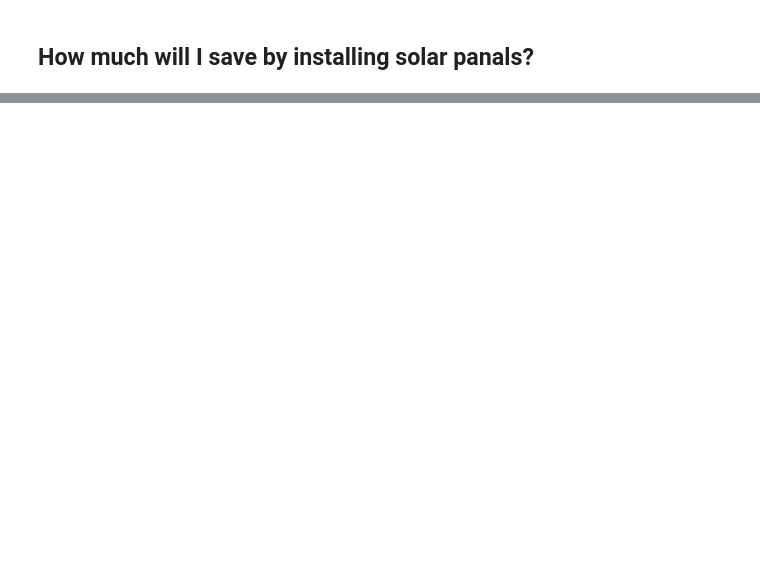
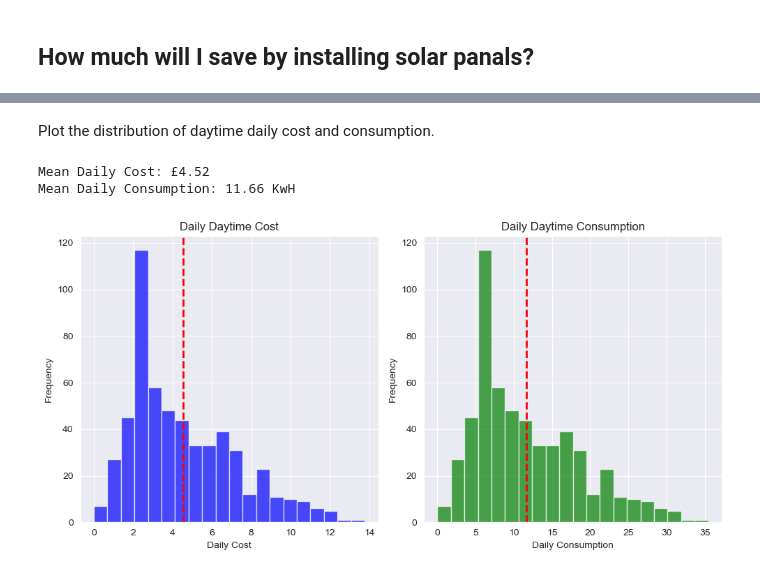
Before and after one commit to nickmalleson/playground, a Jupyter notebook: energy_use/energy_use2.ipynb, the cells around one changed output, grey strips where cells are left out. Drawn from its saved outputs; the diff is of its cells as text; code cells hidden in the pictures; blank space fills up the shorter version.

```diff
--- a/energy_use/energy_use2.ipynb
+++ b/energy_use/energy_use2.ipynb
@@ -380,0 +418,41 @@ Want to estimate new costs after installing heat pump. Need to create some bench
+# %% [markdown]
+Plot the distribution of daytime daily cost and consumption.
+# %%
+# Group by the date part of the 'Date' index to get daily data
+temp = df_daytime.resample('D').agg(
+    daily_cost=('cost', 'sum'),
+    daily_consumption=('energy', 'sum'),
+    season=('season', 'first')
+)
+
+# Calculate the mean daily cost and mean daily consumption
+mean_daily_cost = temp['daily_cost'].mean()
+mean_daily_consumption = temp['daily_consumption'].mean()
+
+print(f"Mean Daily Cost: £{round(mean_daily_cost,2)}")
+print(f"Mean Daily Consumption: {round(mean_daily_consumption,2)} KwH")
+
+# Create a histogram for daily cost
+plt.figure(figsize=(10, 5))
+
+plt.subplot(1, 2, 1)
+plt.hist(temp['daily_cost'], bins=20, color='blue', alpha=0.7)
+plt.axvline(mean_daily_cost, color='red', linestyle='dashed', linewidth=2)
+plt.title('Daily Daytime Cost')
+plt.xlabel('Daily Cost')
+plt.ylabel('Frequency')
+
+# Create a histogram for daily consumption
+plt.subplot(1, 2, 2)
+plt.hist(temp['daily_consumption'], bins=20, color='green', alpha=0.7)
+plt.axvline(mean_daily_consumption, color='red', linestyle='dashed', linewidth=2)
+plt.title('Daily Daytime Consumption')
+plt.xlabel('Daily Consumption')
+plt.ylabel('Frequency')
+
+plt.tight_layout()
+plt.show()
+# %% [output]
+Mean Daily Cost: £4.52
+Mean Daily Consumption: 11.66 KwH
+[figure, added]
```
Also changed, not shown: parts of 19 cells of this notebook.
